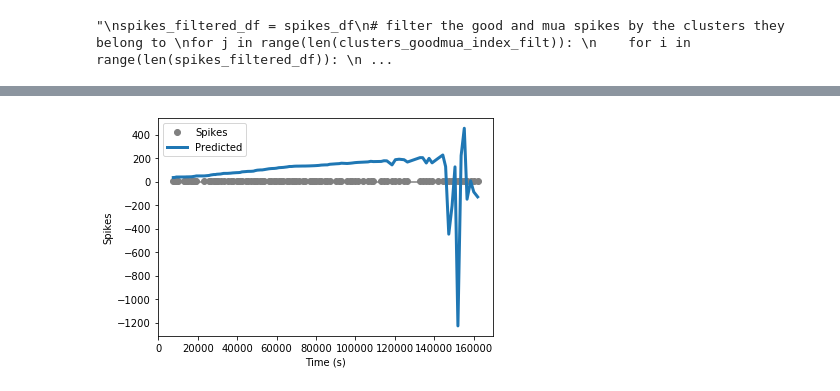
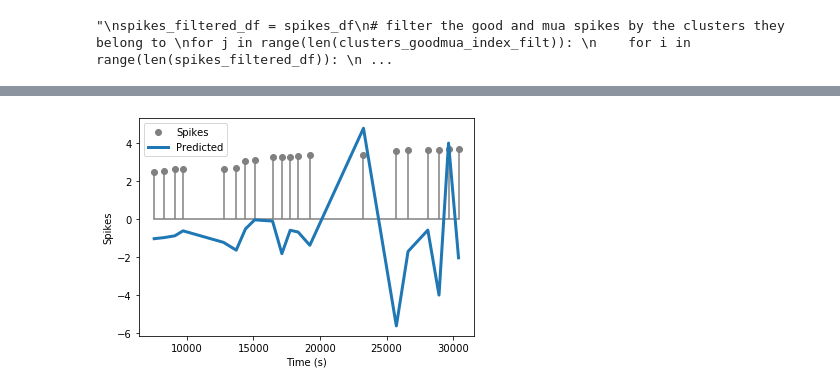
Before and after one commit to KceniaB/NMA_project, a Jupyter notebook: kce/B. Compare clusters.ipynb, the cells around one changed output, grey strips where cells are left out. Drawn from its saved outputs; the diff is of its cells as text; code cells hidden in the pictures.

```diff
--- a/kce/B. Compare clusters.ipynb
+++ b/kce/B. Compare clusters.ipynb
@@ -283,4 +305,4 @@ Length: 100, dtype: float64
 # %%
 trials2_df = trials_df
 #trials2_df.drop(trials_df[trials_df['feedback type']==-1].index, axis=0, inplace=True)
-trials2_df = trials2_df[:100]
+trials2_df = trials2_df[:20]
@@ -302,5 +329,5 @@ Name: stim contrast left, Length: 100, dtype: int8
 # %%
-def make_design_matrix(stim, d=100):
+def make_design_matrix(stim, d=20):
   """Create time-lag design matrix from stimulus intensity vector.
 
   Args:
@@ -333,7 +360,7 @@ def make_design_matrix(stim, d=100):
 # %%
 # Build the full design matrix
 constant = np.ones_like(y)
-X = np.column_stack([constant, make_design_matrix(trials2_df['stim contrast left'])])
+X = np.column_stack([constant, make_design_matrix(trials2_df['start time'])])
 
 # Get the MLE weights for the LG model
 theta = np.linalg.inv(X.T @ X) @ X.T @ y
@@ -376,6 +403,6 @@ plt.plot(y)
 # %%
 def plot_spikes_with_prediction(
-    spikes, predicted_spikes, dt, nt=100, t0=120, **kws):
+    spikes, predicted_spikes, dt, nt=20, t0=120, **kws):
   """Plot actual and predicted spike counts.
 
   Args:
@@ -404,39 +431,39 @@ def plot_spikes_with_prediction(
 
   plt.show()
 # %%
-def predict_spike_counts_lg(stim, spikes, d=25):
+def predict_spike_counts_lg(stim, spikes, d=20):
   """Compute a vector of predicted spike counts given the stimulus.
 
   Args:
     stim (1D array): Stimulus values at each timepoint
     spikes (1D array): Spike counts measured at each timepoint
     d (number): Number of time lags to use.
 
   Returns:
     yhat (1D array): Predicted spikes at each timepoint.
 
   """
   ##########################################################################
   # Fill in missing code (...) and then comment or remove the error to test
   #raise NotImplementedError("Complete the predict_spike_counts_lg function")
   ##########################################################################
 
   # Create the design matrix
   stim = y
   constant = np.ones_like(y)
-  X = np.column_stack([constant, make_design_matrix(trials2_df['stim contrast left'])])
+  X = np.column_stack([constant, make_design_matrix(trials2_df['start time'])])
 
   # Get the MLE weights for the LG model
   theta = np.linalg.inv(X.T @ X) @ X.T @ y ##function is matrix inverse
 
   # Compute predicted spike counts
   yhat = X @ theta
   return yhat
 
 
 
 # Uncomment and run to test your function and plot prediction
 predicted_counts = predict_spike_counts_lg(y, spikes)
 plot_spikes_with_prediction(spikes, predicted_counts, dt_stim)
 # %% [output]
-[figure, old version]
+[figure, new version]
```
Also changed, not shown: parts of 7 cells of this notebook, 5 other files.
